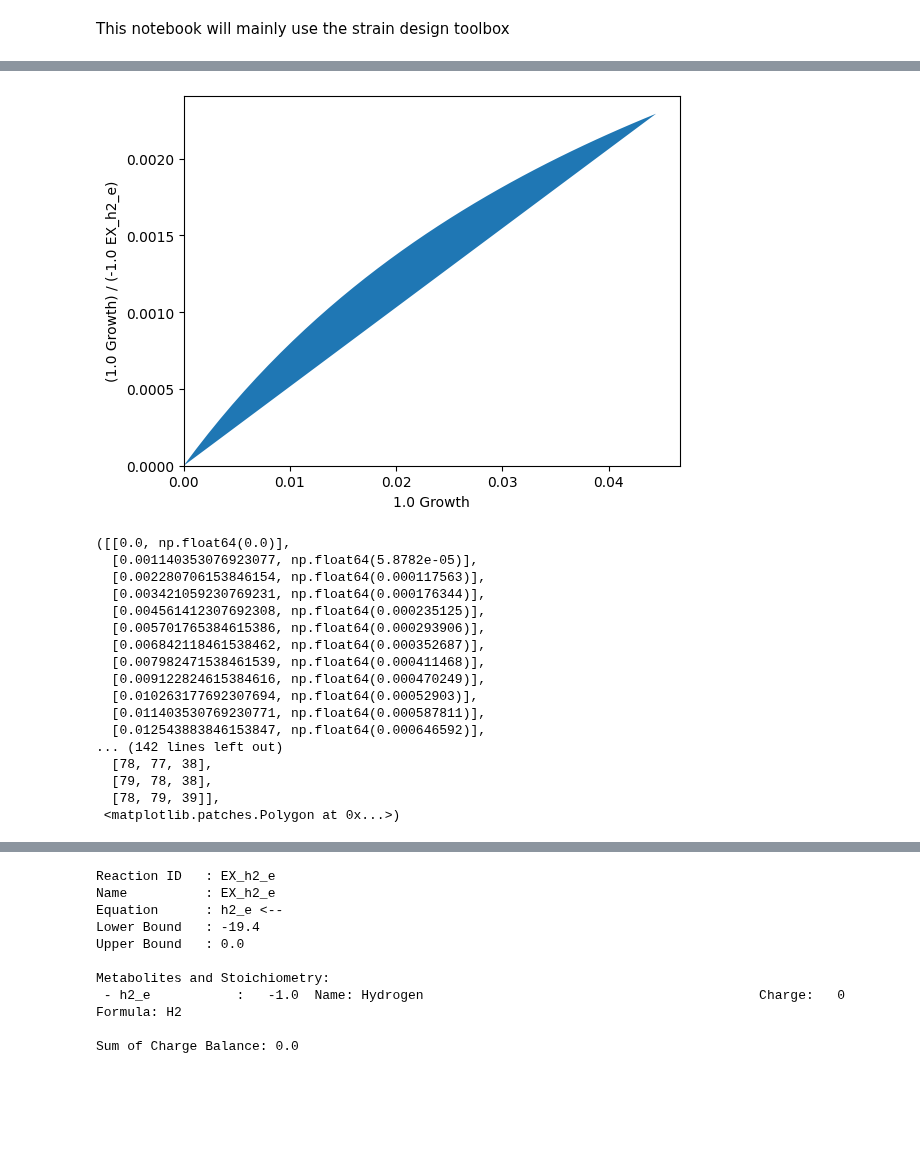
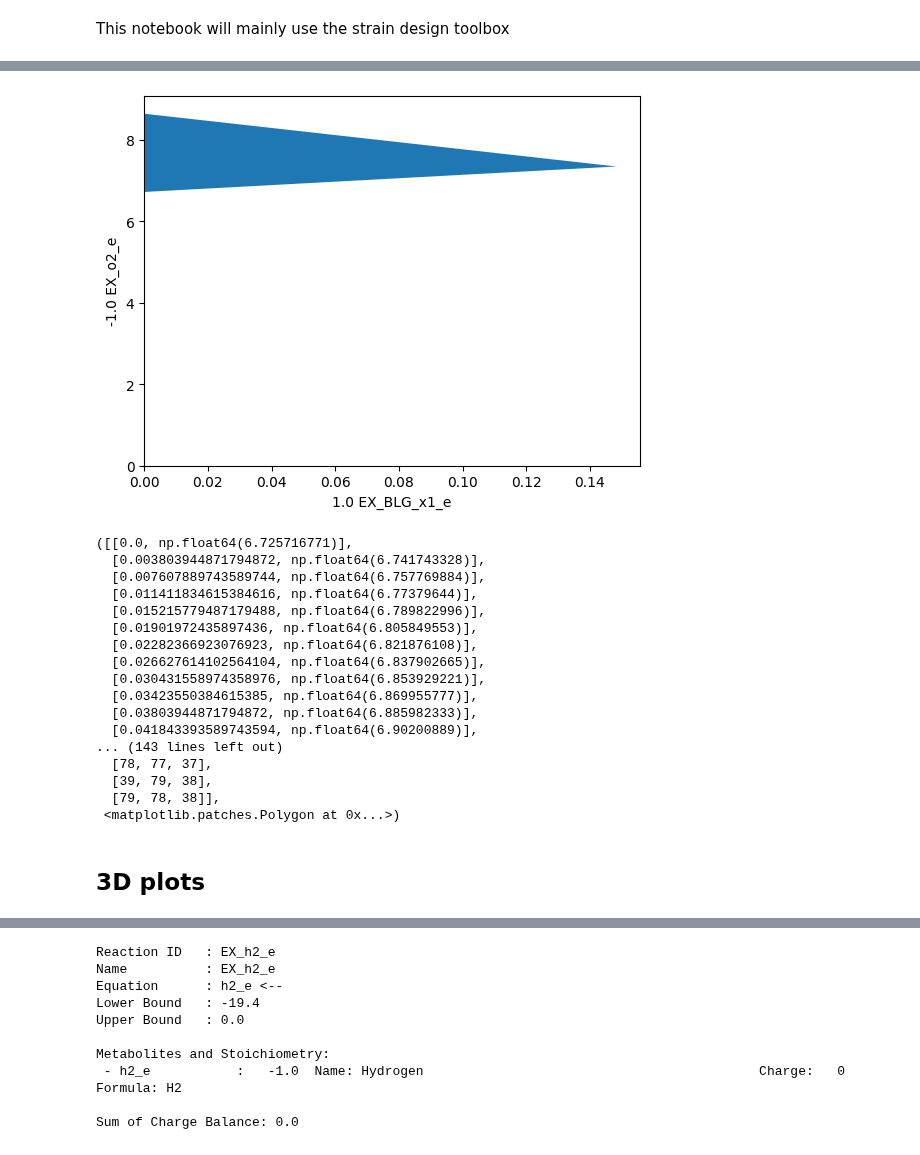
Before and after one commit to AzizBenA/iABA974_SoF1_GEM, a Jupyter notebook: Scripts/strain_design.ipynb, the cells around one changed output, grey strips where cells are left out. Saved outputs shown, nothing was run; the diff lists cells and outputs as text; code cells hidden in the pictures; blank space fills up the shorter version.

```diff
--- a/Scripts/strain_design.ipynb
+++ b/Scripts/strain_design.ipynb
@@ -9,2 +7,0 @@ INFO:cobra.core.model:The current solver interface glpk doesn't support setting
-# %%
-model.add_boundary(model.metabolites.get_by_id('bhb_c'), type='sink',lb=0.0, ub=1000)
@@ -19,5 +8,8 @@ model.add_boundary(model.metabolites.get_by_id('bhb_c'), type='sink',lb=0.0, ub=
-# %%
-model.objective = "SK_bhb_c"
 # %%
+model.objective = "EX_BLG_x1_e"
+model.optimize()
+model.reactions.get_by_id('Growth').bounds = 0.0, 0.0
+# model.reactions.get_by_id('EX_h2_e').bounds = -50.0, 1000.0
+# model.reactions.get_by_id('EX_o2_e').bounds = -100.0, 1000.0
 model.summary()
 # %% [output]
@@ -37,0 +56,32 @@ This notebook will mainly use the strain design toolbox
+# %%
+import matplotlib.pyplot as plt
+# Define reactions
+biomass_rxn = "Growth"
+product_rxn = "EX_BLG_x1_e"
+model.reactions.get_by_id('ATPM').bounds = 4.5, 1000.0
+model.objective = biomass_rxn
+sol = model.optimize()
+# Range of growth rates
+growth_rates = np.linspace(0,sol.fluxes[biomass_rxn], 50)
+product_fluxes = []
+
+for gr in growth_rates:
+    with model:
+        # Fix growth rate
+        model.reactions.get_by_id(biomass_rxn).lower_bound = gr
+        model.reactions.get_by_id(biomass_rxn).upper_bound = gr
+
+        # Maximize product
+        model.objective = product_rxn
+        sol = model.optimize()
+        product_fluxes.append(sol.objective_value if sol.status == 'optimal' else 0)
+
+# Plot
+
+plt.fill_between(growth_rates, product_fluxes, color='steelblue')
+plt.xlabel('Growth ($h^{–1}$)')
+plt.ylabel(f'{product_rxn} (mmol/gDW/h)')
+plt.xlim(left=0)
+plt.ylim(bottom=0)
+plt.tight_layout()
+plt.show()
@@ -38,22 +161,23 @@ This notebook will mainly use the strain design toolbox
 # %%
-sd.plot_flux_space(model,('Growth',('Growth','-EX_h2_e')),
-                   constraints='-EX_o2_e <= 9')
+sd.plot_flux_space(model,('EX_BLG_x1_e','-EX_o2_e'))
 # %% [output]
-[figure, old version]
+[figure, new version]
-([[0.0, np.float64(0.0)],
-  [0.001140353076923077, np.float64(5.8782e-05)],
-  [0.002280706153846154, np.float64(0.000117563)],
-  [0.003421059230769231, np.float64(0.000176344)],
-  [0.004561412307692308, np.float64(0.000235125)],
-  [0.005701765384615386, np.float64(0.000293906)],
-  [0.006842118461538462, np.float64(0.000352687)],
-  [0.007982471538461539, np.float64(0.000411468)],
-  [0.009122824615384616, np.float64(0.000470249)],
-  [0.010263177692307694, np.float64(0.00052903)],
-  [0.011403530769230771, np.float64(0.000587811)],
-  [0.012543883846153847, np.float64(0.000646592)],
-... (142 lines left out)
-  [78, 77, 38],
-  [79, 78, 38],
-  [78, 79, 39]],
+([[0.0, np.float64(6.725716771)],
+  [0.003803944871794872, np.float64(6.741743328)],
+  [0.007607889743589744, np.float64(6.757769884)],
+  [0.011411834615384616, np.float64(6.77379644)],
+  [0.015215779487179488, np.float64(6.789822996)],
+  [0.01901972435897436, np.float64(6.805849553)],
+  [0.02282366923076923, np.float64(6.821876108)],
+  [0.026627614102564104, np.float64(6.837902665)],
+  [0.030431558974358976, np.float64(6.853929221)],
+  [0.03423550384615385, np.float64(6.869955777)],
+  [0.03803944871794872, np.float64(6.885982333)],
+  [0.041843393589743594, np.float64(6.90200889)],
+... (143 lines left out)
+  [78, 77, 37],
+  [39, 79, 38],
+  [79, 78, 38]],
  <matplotlib.patches.Polygon at 0x...>)
+# %% [markdown]
+## 3D plots
```
Also changed, not shown: parts of 11 cells of this notebook, 2 other files.
